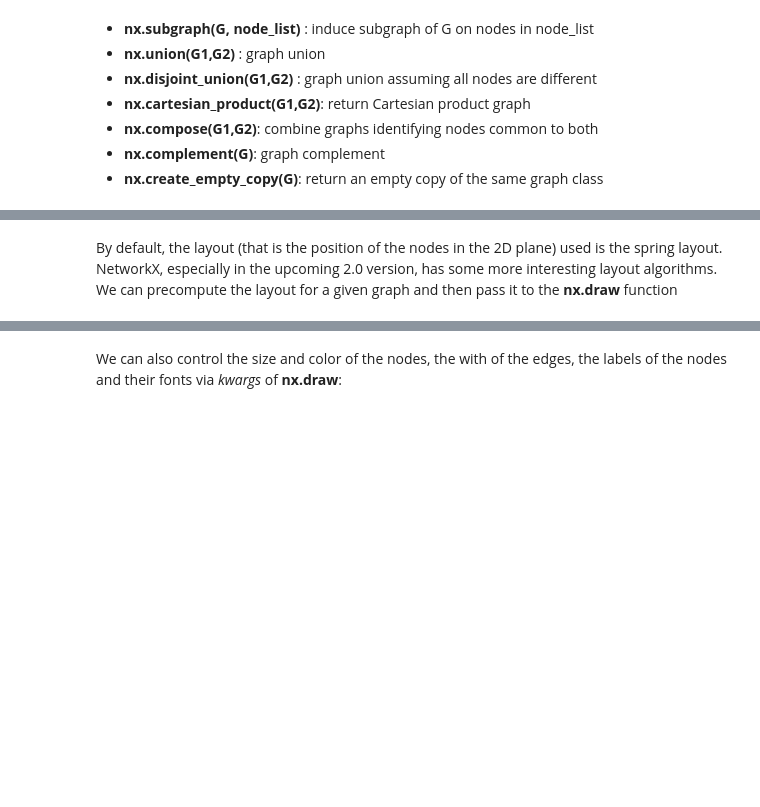
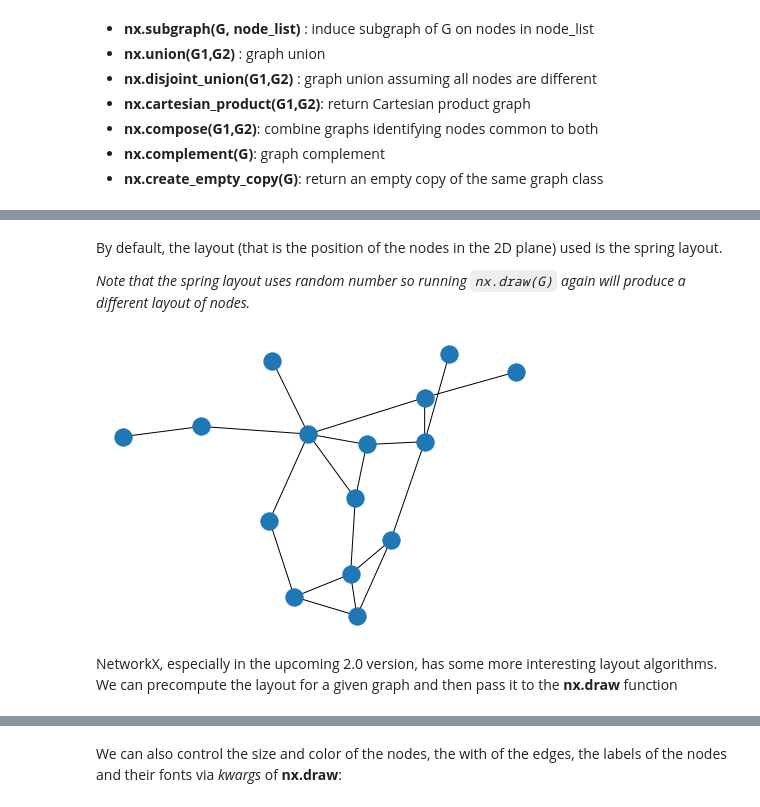
Before and after one commit to ARU-Bioinf-CMA-2020/tw10, a Jupyter notebook: introducing_networkX_exercise.ipynb, the cells around one changed output, grey strips where cells are left out. Drawn from its saved outputs; the diff is of its cells as text; code cells hidden in the pictures; blank space fills up the shorter version.

```diff
--- a/introducing_networkX_exercise.ipynb
+++ b/introducing_networkX_exercise.ipynb
@@ -474,5 +505,14 @@ nx.draw(G)
+# %% [markdown]
+By default, the layout (that is the position of the nodes in the 2D plane) used is the spring layout.
+
+*Note that the spring layout uses random number  so running `nx.draw(G)` again will produce a different layout of nodes.*
+# %%
+# run a second time - a different layout will result
+nx.draw(G)
+# %% [output]
+[figure, added]
 # %% [markdown]
-By default, the layout (that is the position of the nodes in the 2D plane) used is the spring layout. NetworkX, especially in the upcoming 2.0 version, has some more interesting layout algorithms. We can precompute the layout for a given graph and then pass it to the **nx.draw** function
+NetworkX, especially in the upcoming 2.0 version, has some more interesting layout algorithms. We can precompute the layout for a given graph and then pass it to the **nx.draw** function
 # %%
 pos_spring = nx.spring_layout(G)
 pos_fr = nx.fruchterman_reingold_layout(G)
```
Also changed, not shown: parts of 178 cells of this notebook.
